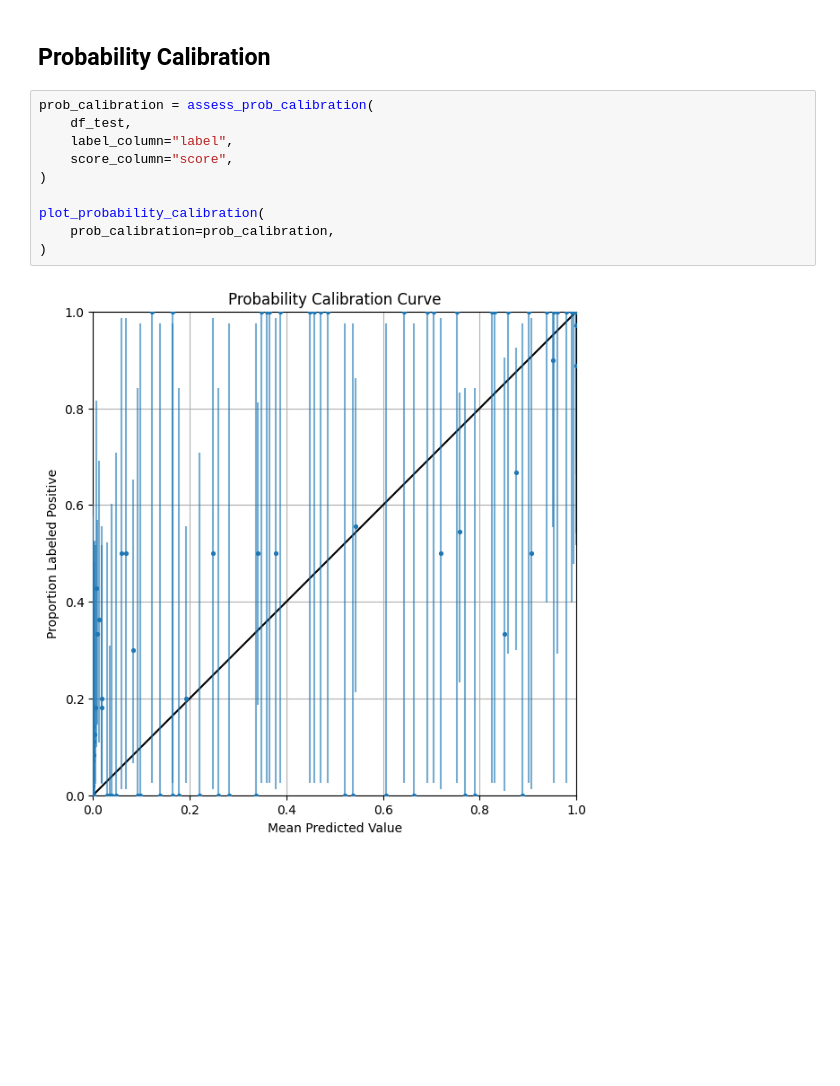
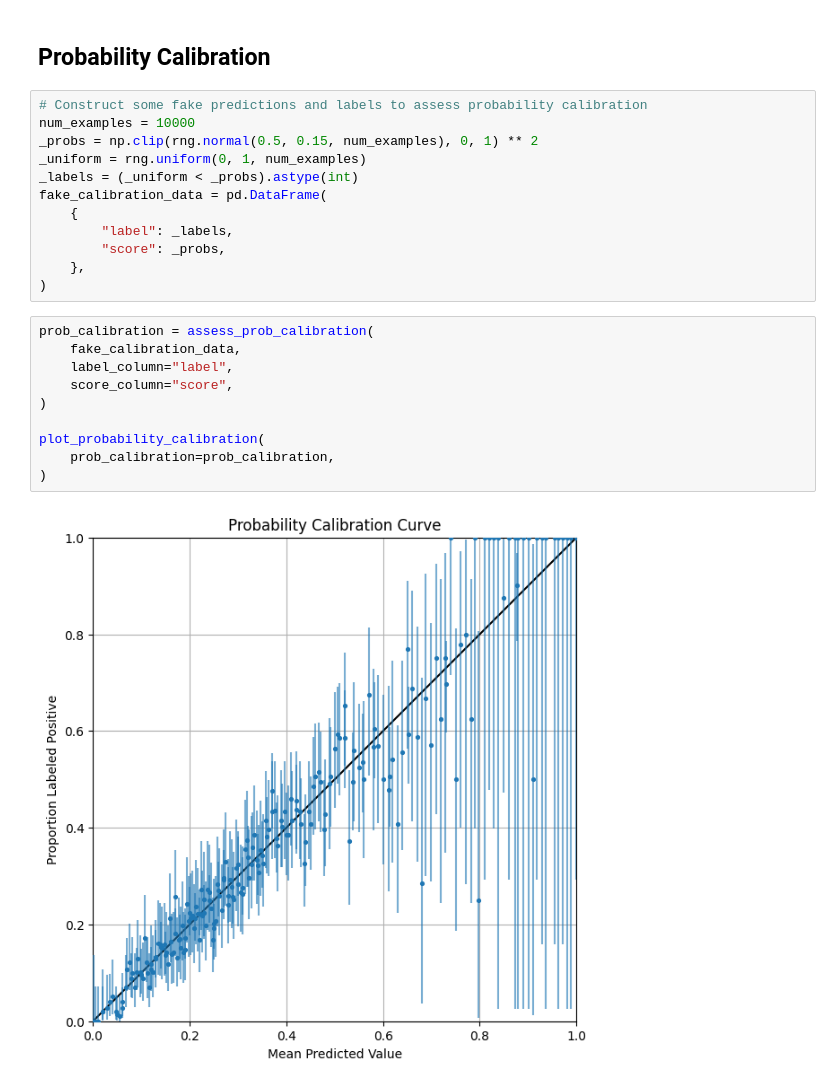
Before and after one commit to chrismbryant/classification-curves, a Jupyter notebook: notebooks/demo.ipynb, the cells around one changed output. Cells and saved outputs as stored; diff of their text form; blank space fills up the shorter version.

```diff
--- a/notebooks/demo.ipynb
+++ b/notebooks/demo.ipynb
@@ -134,15 +134,27 @@ Making scatter plot...
 [figure]
 # %% [markdown]
 ## Probability Calibration
+# %%
+# Construct some fake predictions and labels to assess probability calibration
+num_examples = 10000
+_probs = np.clip(rng.normal(0.5, 0.15, num_examples), 0, 1) ** 2
+_uniform = rng.uniform(0, 1, num_examples)
+_labels = (_uniform < _probs).astype(int)
+fake_calibration_data = pd.DataFrame(
+    {
+        "label": _labels,
+        "score": _probs,
+    },
+)
 # %%
 prob_calibration = assess_prob_calibration(
-    df_test,
+    fake_calibration_data,
     label_column="label",
     score_column="score",
 )
 
 plot_probability_calibration(
     prob_calibration=prob_calibration,
 )
 # %% [output]
-[figure, old version]
+[figure, new version]
```
Also changed, not shown: parts of 6 cells of this notebook, 6 other files.
